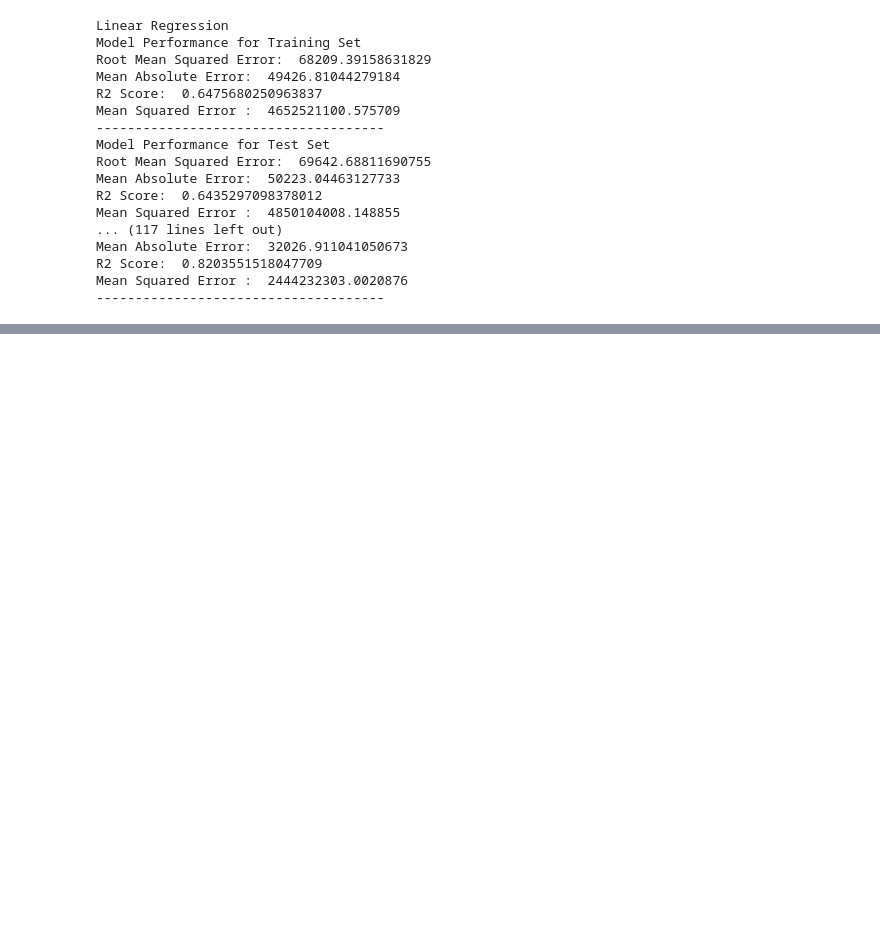
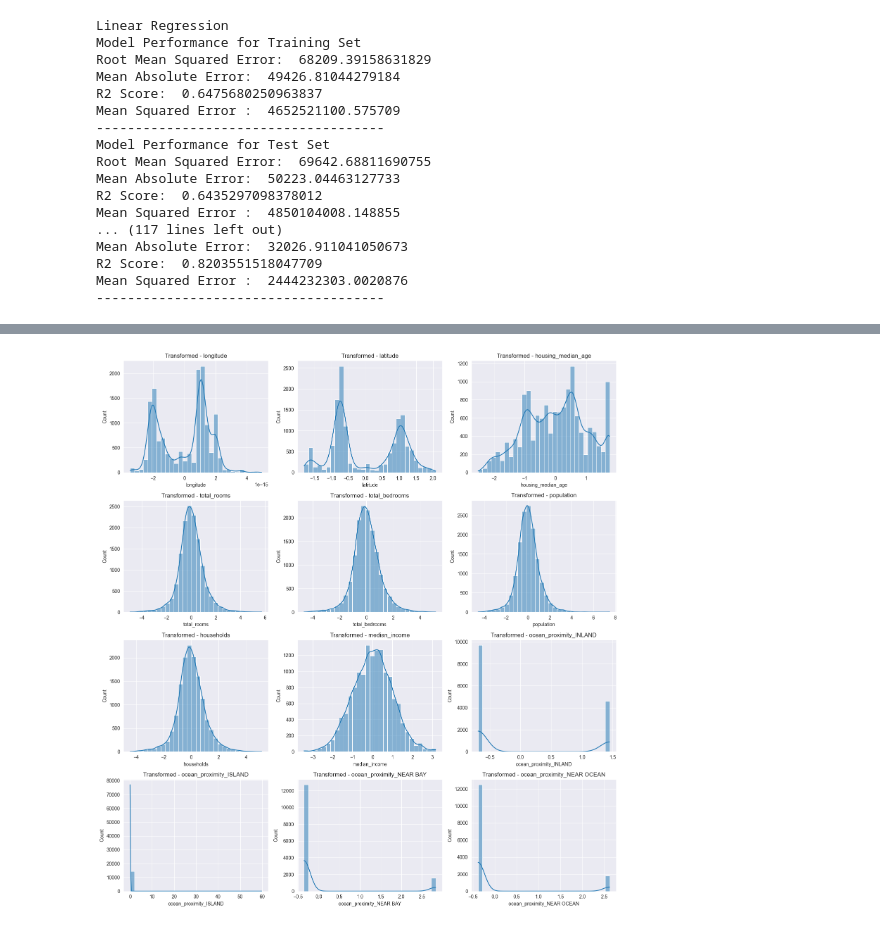
Before and after one commit to cveysel/KursDerslerim, a Jupyter notebook: MakineOgrenmesi/LightGBMOdev.ipynb, the cells around one changed output, grey strips where cells are left out. Saved outputs shown, nothing was run; the diff lists cells and outputs as text; code cells hidden in the pictures; blank space fills up the shorter version.

```diff
--- a/MakineOgrenmesi/LightGBMOdev.ipynb
+++ b/MakineOgrenmesi/LightGBMOdev.ipynb
@@ -277,0 +262,6 @@ model.fit(X_train_transformed,y_train_transformed)
+# %%
+from sklearn.preprocessing import PowerTransformer
+pt_X = PowerTransformer()
+# %%
+X_train_transformed = pt_X.fit_transform(X_train)
+X_test_transformed = pt_X.transform(X_test)
@@ -277,0 +286,4 @@ model.fit(X_train_transformed,y_train_transformed)
+# %%
+plot_all_histograms(X_train_transformed_df,title_prefix="Transformed - ")
+# %% [output]
+[figure, added]
```
Also changed, not shown: parts of 14 cells of this notebook.
